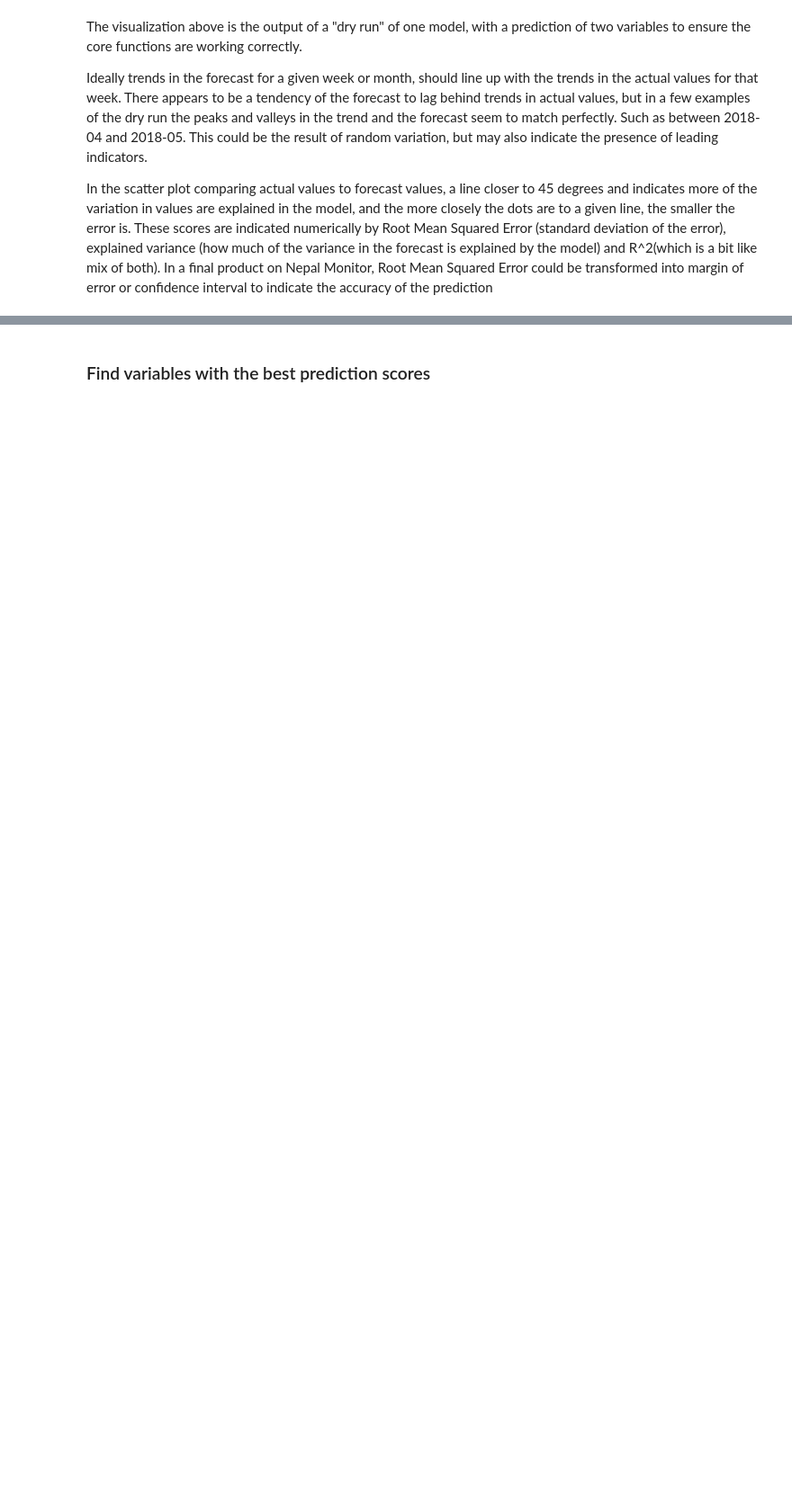
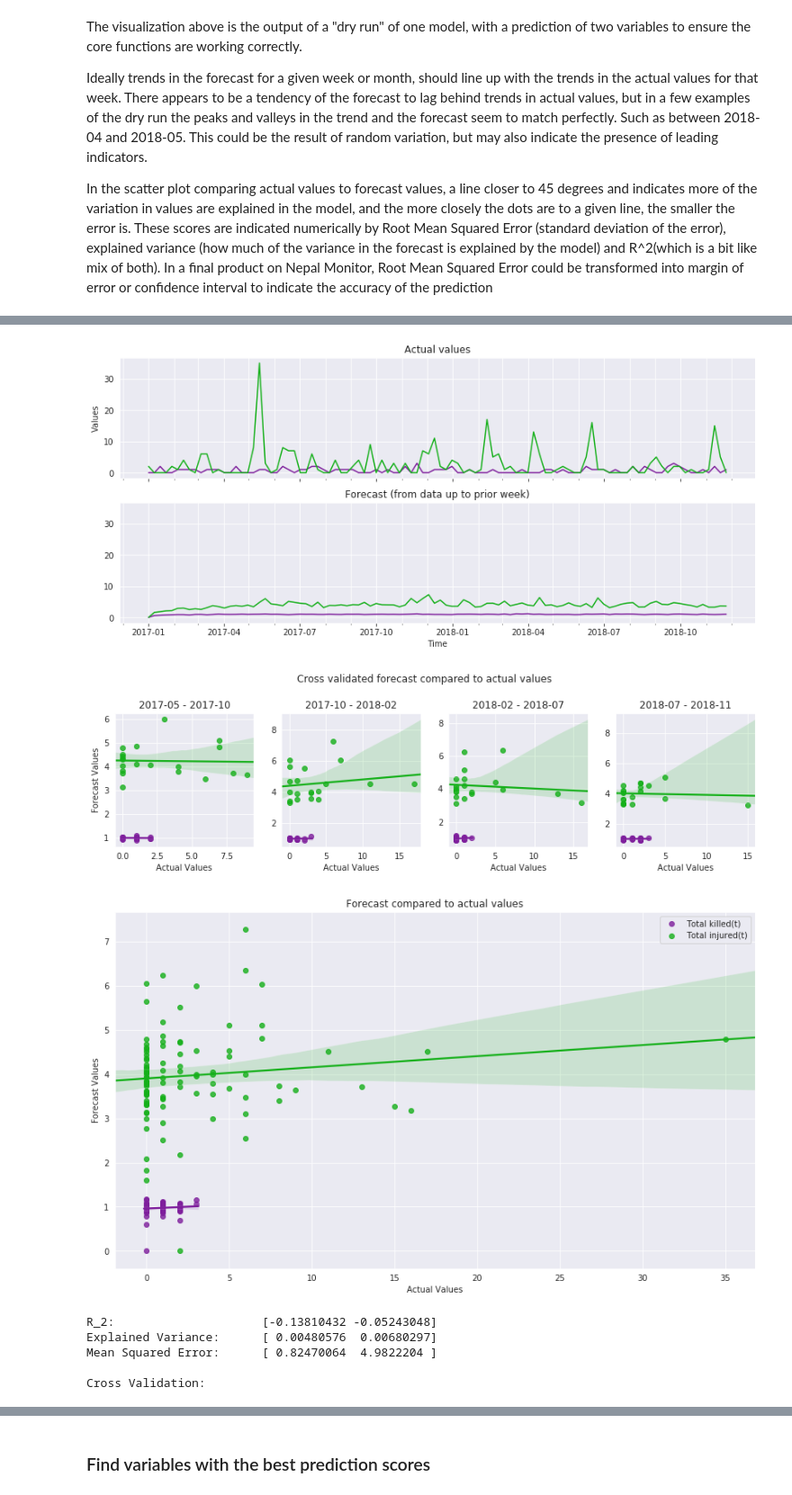
Before and after one commit to Nhorning/NM_Analysis, a Jupyter notebook: Machine Learning.ipynb, the cells around one changed output, grey strips where cells are left out. Shown at 90% size. Cells and saved outputs as stored; diff of their text form; code cells hidden in the pictures; blank space fills up the shorter version.

```diff
--- a/Machine Learning.ipynb
+++ b/Machine Learning.ipynb
@@ -592,0 +605,21 @@ Dry Run:
+# %%
+province = 'province 4'
+dry_scores = score_model(y_test.loc[province], y_pred.loc[province].fillna(0), verbose=True)
+dry_cv_prov = cv_score(y_test.loc[province], y_pred.loc[province].fillna(0).values)
+print('R_2:\t\t\t',dry_scores[0])
+print('Explained Variance:\t', dry_scores[1])
+print('Mean Squared Error:\t', dry_scores[2])
+print('\nCross Validation:')
+#for x in ['Q1','Q2','Q3','Q4']:
+#    print('\n',x)
+#    print(dry_cv[x])
+dry_cv_prov
+# %% [output]
+[figure, added]
+[figure, added]
+[figure, added]
+R_2:                     [-0.13810432 -0.05243048]
+Explained Variance:      [ 0.00480576  0.00680297]
+Mean Squared Error:      [ 0.82470064  4.9822204 ]
+
+Cross Validation:
```
Also changed, not shown: parts of 8 cells of this notebook.
